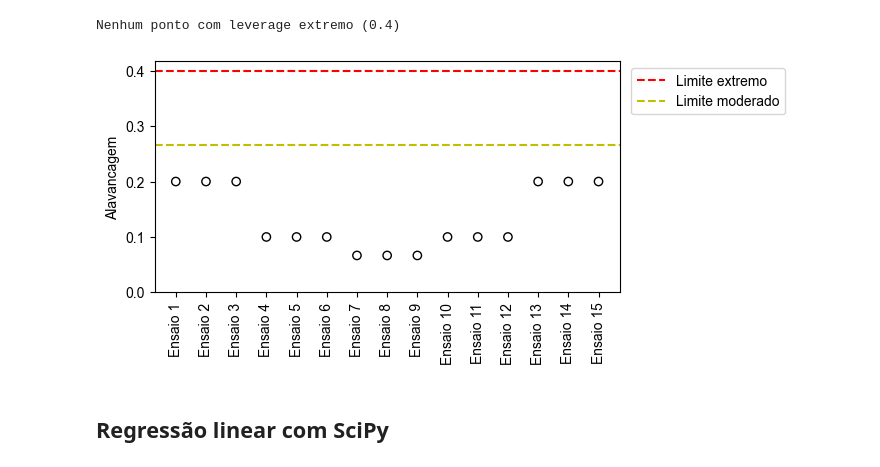
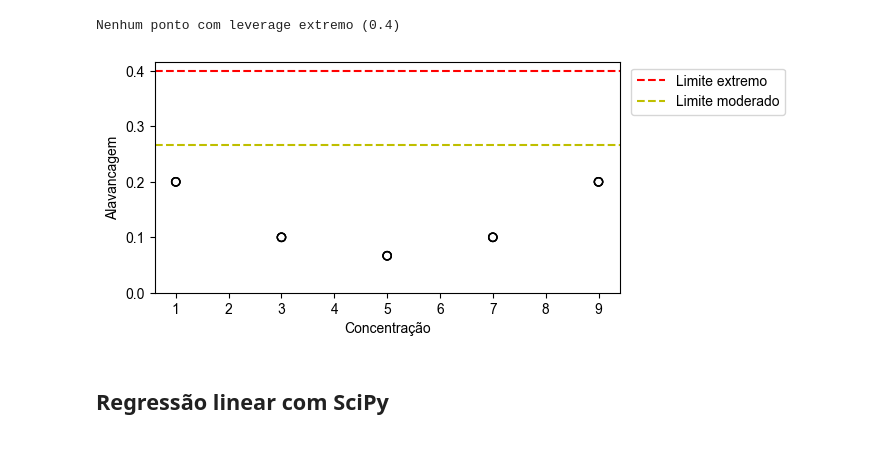
Before and after one commit to andersonmdcanteli/val-metodos-analiticos, a Jupyter notebook: equacao-reta/dataset3/dataset-3.ipynb, the cells around one changed output. Drawn from its saved outputs; the diff is of its cells as text; code cells hidden in the pictures.

```diff
--- a/equacao-reta/dataset3/dataset-3.ipynb
+++ b/equacao-reta/dataset3/dataset-3.ipynb
@@ -149,18 +149,19 @@ Nenhum ponto com leverage extremo (0.4)
 # %%
 plt.figure(figsize=(6,3))
 x_aux = range(0,df.shape[0])
-plt.scatter(x_aux, df['Leverage'], color='k', facecolor='none')
+plt.scatter(df[nome_conc], df['Leverage'], color='k', facecolor='none')
 
 
 plt.axhline(y=limite_extreme, color="r", linestyle="--", label="Limite extremo")
 plt.axhline(y=limite_mild, color="y", linestyle="--", label="Limite moderado")
 plt.ylim(bottom=0)
-plt.xticks(range(0,df.shape[0]), df['Ensaio'], rotation=90)
+
 plt.ylabel("Alavancagem")
+plt.xlabel("Concentração")
 plt.legend(bbox_to_anchor=(1.01,1))
 plt.show()
 # %% [output]
-[figure, old version]
+[figure, new version]
 # %% [markdown]
 ## Regressão linear com SciPy
 # %%
```
Also changed, not shown: 30 other files.
